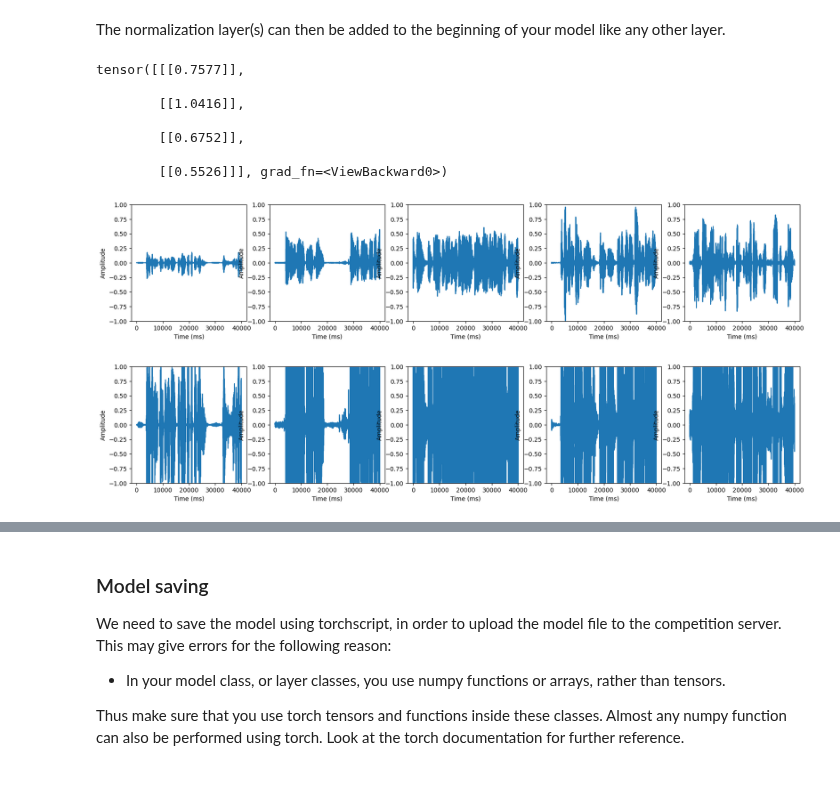
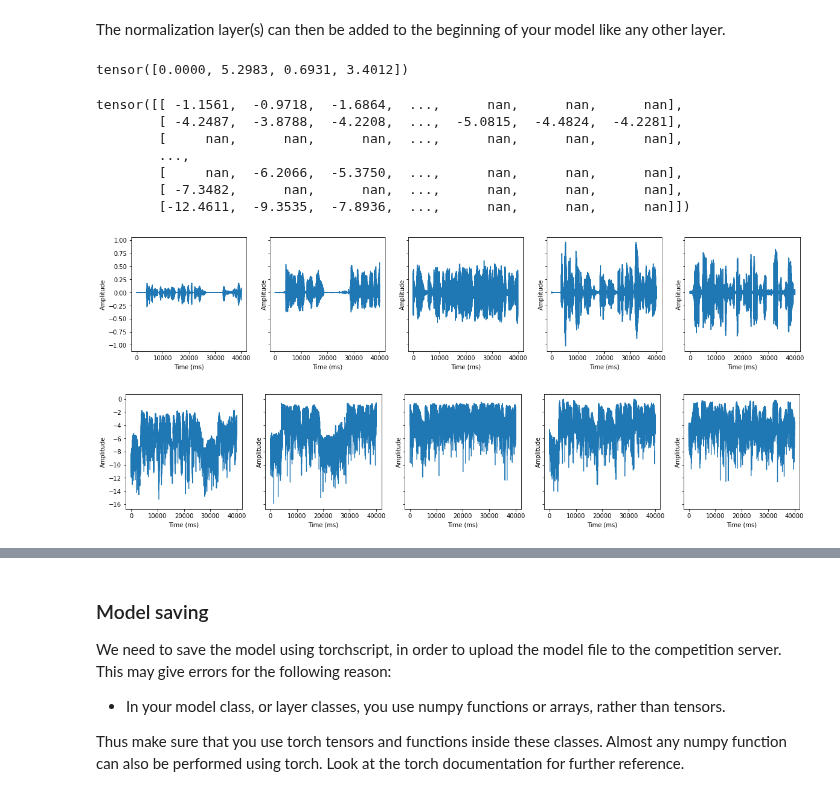
Before and after one commit to Floppy-vK/Language-ID, a Jupyter notebook: skeleton.ipynb, the cells around one changed output, grey strips where cells are left out. Cells and saved outputs as stored; diff of their text form; code cells hidden in the pictures.

```diff
--- a/skeleton.ipynb
+++ b/skeleton.ipynb
@@ -99,50 +99,53 @@ class Normalization(nn.Module):
             # we subtract the mean from the sample
             x = x - torch.mean(x)
             # we divide by the data
-            x = x/torch.std(x)
+            std = torch.std(x)
+            x = x/std
+
         return x
 
 normalization = Normalization()
 # %% [markdown]
 The normalization layer(s) can then be added to the beginning of your model like any other layer.
-# %%
-inputs = torch.randn(4, 1, 10)
-model = nn.Sequential(normalization, nn.Linear(10, 1))
-model(inputs)
-# %% [output]
-tensor([[[0.7577]],
-
-        [[1.0416]],
-
-        [[0.6752]],
-
-        [[0.5526]]], grad_fn=<ViewBackward0>)
+# %%
+#test to see what is happening
+inputs = torch.tensor([1.0,200.0,2.0,30.0])
+model = nn.Sequential(normalization)
+model(inputs)
+# %% [output]
+tensor([0.0000, 5.2983, 0.6931, 3.4012])
 # %%
 tensor_X_train = torch.tensor(X_train)
 normalized_tensor = normalization(tensor_X_train)
 normalized_array = np.array(normalized_tensor)
+# %% [output]
+tensor([[ -1.1561,  -0.9718,  -1.6864,  ...,      nan,      nan,      nan],
+        [ -4.2487,  -3.8788,  -4.2208,  ...,  -5.0815,  -4.4824,  -4.2281],
+        [     nan,      nan,      nan,  ...,      nan,      nan,      nan],
+        ...,
+        [     nan,  -6.2066,  -5.3750,  ...,      nan,      nan,      nan],
+        [ -7.3482,      nan,      nan,  ...,      nan,      nan,      nan],
+        [-12.4611,  -9.3535,  -7.8936,  ...,      nan,      nan,      nan]])
 # %%
-indecies = [10,11,12,13,14]
+indices = [10,11,12,13,14]
 
-fig, axes = plt.subplots(1,5, figsize = (20,3.5))
+fig, axes = plt.subplots(1,5, figsize = (20,3.5), sharey=True)
 
-for ax, audio_index in zip(axes,indecies):
-    ax.set(ylim=(-1, 1))
+for ax, audio_index in zip(axes,indices):
     ax.plot(time, X_train[audio_index])
     ax.set_xlabel('Time (ms)')
     ax.set_ylabel('Amplitude')
 
 #indexes_random = np.random.choice(6000, 5)
 
 time = np.linspace(0, 39999, 40000)
 
-fig, axes = plt.subplots(1,5, figsize = (20,3.5))
+fig, axes = plt.subplots(1,5, figsize = (20,3.5), sharey=True)
 
-for ax, audio_index in zip(axes,indecies):
-    ax.set(ylim=(-1, 1))
+for ax, audio_index in zip(axes,indices):
     ax.plot(time, normalized_array[audio_index])
     ax.set_xlabel('Time (ms)')
     ax.set_ylabel('Amplitude')
 # %% [output]
-[figure, old version]
+[figure, new version]
-[figure, old version]
+[figure, new version]
```
Also changed, not shown: parts of 2 cells of this notebook.
